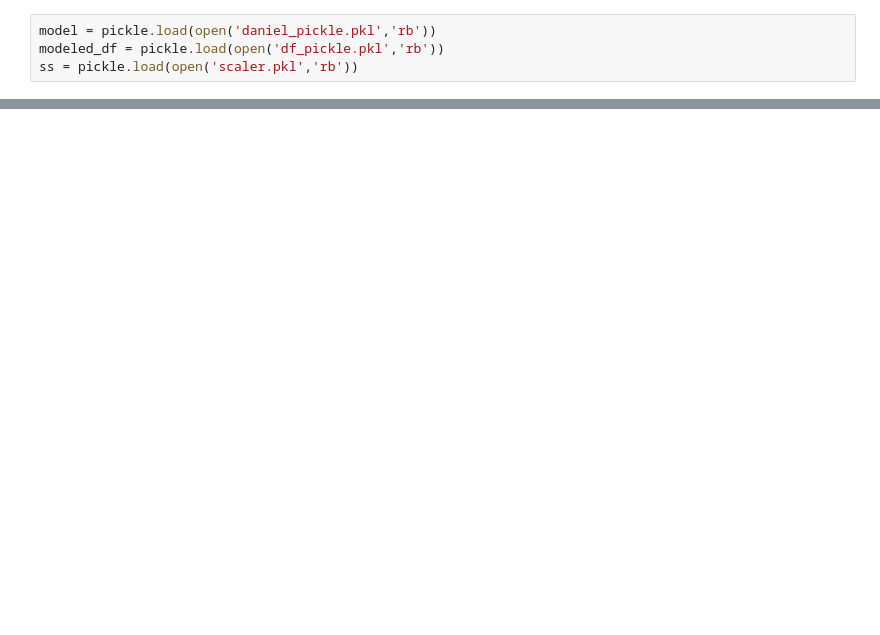
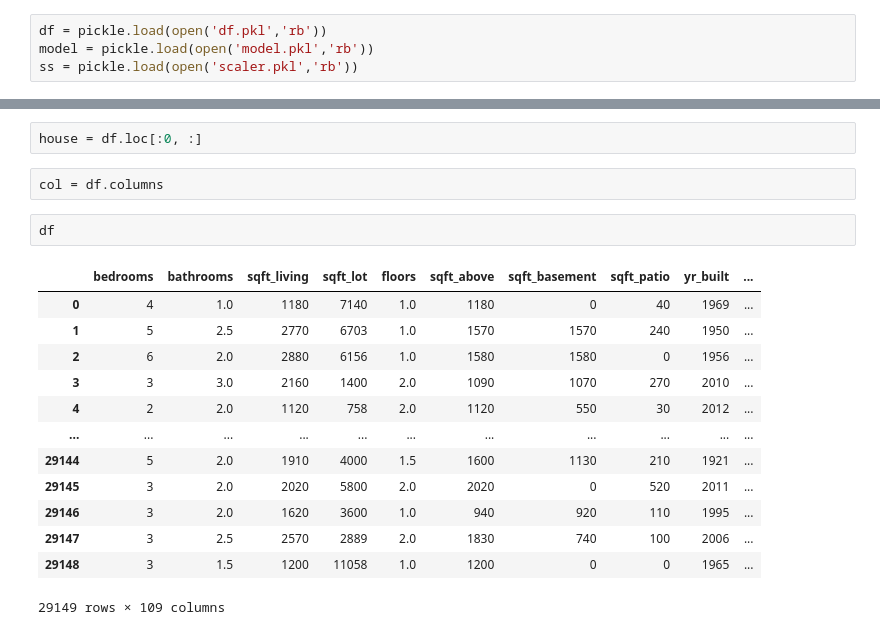
Before and after one commit to ewestrich/King-County-House-Sales, a Jupyter notebook: Eitan/st_app.ipynb, the cells around one changed output, grey strips where cells are left out. Cells and saved outputs as stored; diff of their text form; blank space fills up the shorter version.

```diff
--- a/Eitan/st_app.ipynb
+++ b/Eitan/st_app.ipynb
@@ -31,4 +32,4 @@ st.subheader("Map of Kings County, WA Housing Data")
 # %%
-model = pickle.load(open('daniel_pickle.pkl','rb'))
-modeled_df = pickle.load(open('df_pickle.pkl','rb'))
+df = pickle.load(open('df.pkl','rb'))
+model = pickle.load(open('model.pkl','rb'))
 ss = pickle.load(open('scaler.pkl','rb'))
@@ -34,0 +56,20 @@ ss = pickle.load(open('scaler.pkl','rb'))
+# %%
+house = df.loc[:0, :]
+# %%
+col = df.columns
+# %%
+df
+# %% [output]
+|  | bedrooms | bathrooms | sqft_living | sqft_lot | floors | sqft_above | sqft_basement | sqft_patio | yr_built | ... |
+| 0 | 4 | 1.0 | 1180 | 7140 | 1.0 | 1180 | 0 | 40 | 1969 | ... |
+| 1 | 5 | 2.5 | 2770 | 6703 | 1.0 | 1570 | 1570 | 240 | 1950 | ... |
+| 2 | 6 | 2.0 | 2880 | 6156 | 1.0 | 1580 | 1580 | 0 | 1956 | ... |
+| 3 | 3 | 3.0 | 2160 | 1400 | 2.0 | 1090 | 1070 | 270 | 2010 | ... |
+| 4 | 2 | 2.0 | 1120 | 758 | 2.0 | 1120 | 550 | 30 | 2012 | ... |
+| ... | ... | ... | ... | ... | ... | ... | ... | ... | ... | ... |
+| 29144 | 5 | 2.0 | 1910 | 4000 | 1.5 | 1600 | 1130 | 210 | 1921 | ... |
+| 29145 | 3 | 2.0 | 2020 | 5800 | 2.0 | 2020 | 0 | 520 | 2011 | ... |
+| 29146 | 3 | 2.0 | 1620 | 3600 | 1.0 | 940 | 920 | 110 | 1995 | ... |
+| 29147 | 3 | 2.5 | 2570 | 2889 | 2.0 | 1830 | 740 | 100 | 2006 | ... |
+| 29148 | 3 | 1.5 | 1200 | 11058 | 1.0 | 1200 | 0 | 0 | 1965 | ... |
+29149 rows × 109 columns
```
Also changed, not shown: parts of 32 cells of this notebook, 10 other files.
